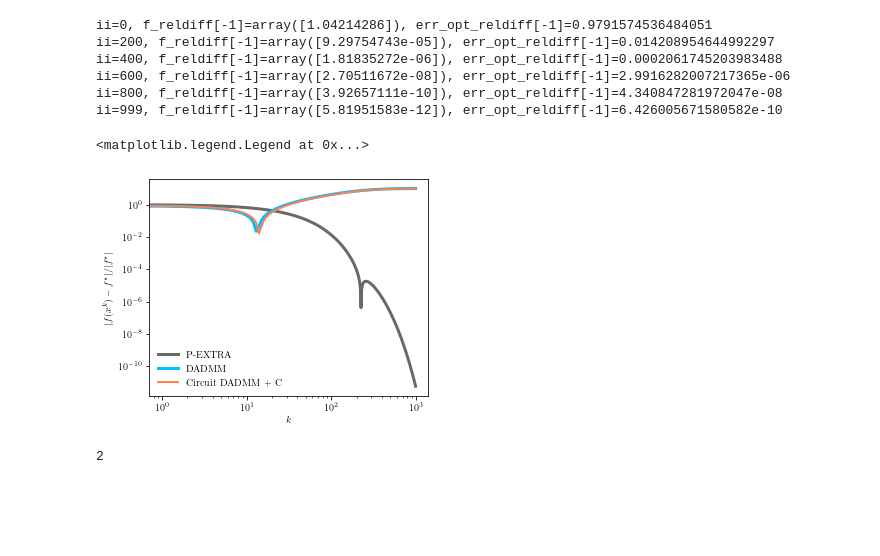
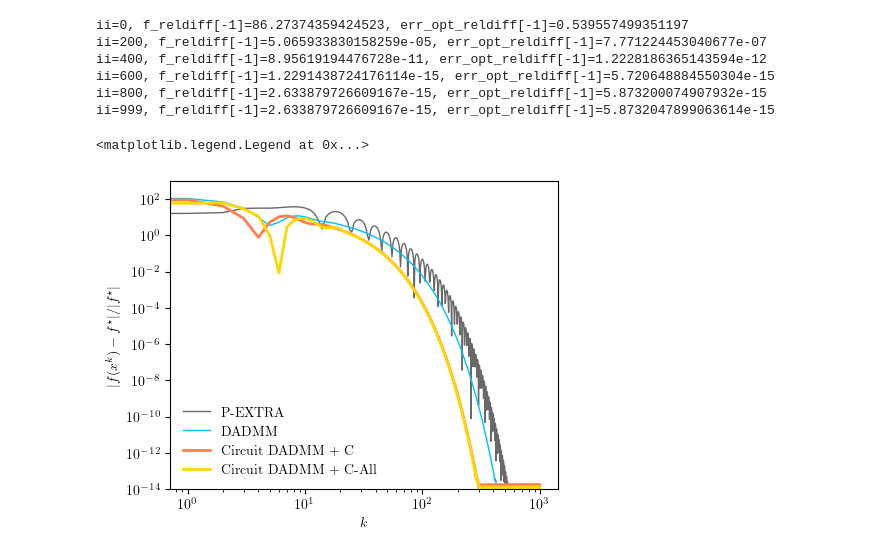
Before and after one commit to cvxgrp/optimization_via_circuits, a Jupyter notebook: convergence/quad_no_constraint_experiment.ipynb, the cells around one changed output. Saved outputs shown, nothing was run; the diff lists cells and outputs as text; code cells hidden in the pictures; blank space fills up the shorter version.

```diff
--- a/convergence/quad_no_constraint_experiment.ipynb
+++ b/convergence/quad_no_constraint_experiment.ipynb
@@ -133,13 +72,13 @@ fi_operators = []
 
 # Define functions and proximal operators to implement the method
 for jj in range(n_node):
+    Qj = Q[jj]
+    bj = b[jj]
     # prox_operators += [lambda z, rho: cvx_prox_fj_quad_no_constraint(z, rho, problem_spec, problem_data, jj) ]
-    prox_operators += [lambda z, rho, problem_spec=problem_spec, problem_data=problem_data: prox_fj_quad_no_constraint(z, rho, problem_spec, problem_data, jj=jj) ]
-    # fi_operators += [lambda x_kj : (1/2 * x_kj @ Q[jj] @ x_kj.T + b[jj] @ x_kj)[0] ]
-    fi_operators += [lambda x_kj : fi(x_kj, jj) ]
+    prox_operators += [lambda z, rho, Qj=Qj, bj=bj, vector_size=vector_size : prox_fj_quad_no_constraint(z, rho, Qj, bj, vector_size) ]
+    fi_operators += [lambda x_kj, Qj=Qj, bj=bj : 1/2 * x_kj @ Qj @ x_kj.T + np.dot(bj[0], x_kj) ]
 
-    # c = np.random.randn(vector_size)
+    c = np.random.randn(vector_size)
     x1 = prox_operators[-1](c, 1/5)
     x2 = cvx_prox_fj_quad_no_constraint(c, 1/5, problem_spec, problem_data, jj, eps=1e-4)
-    print(fi_operators[-1](c))
     assert np.linalg.norm(x1 - x2) / np.linalg.norm(x1) < 1e-5
@@ -157,5 +89,5 @@ params={"R":2, "Inductance":4, "Capacitance":4, "h":2.764408907848405}
 dadmm_c_err_opt_star, dadmm_c_err_opt_reldiff, dadmm_c_const_vio, dadmm_c_f_reldiff = co.dadmm("cir_dadmm_c", problem_spec, problem_data,
                                                                                 network_data, x_opt_star, f_star, prox_operators=prox_operators,
                                                                                 fi_operators=fi_operators,
-                                                                                params=params, printing=True, freq=200)
+                                                                                params=params, printing=True, sc_index_set={3,4}, freq=200)
 # %% [output]
@@ -167,0 +100,8 @@ ii=999, f_reldiff[-1]=array([10.33601857]), err_opt_reldiff[-1]=9.40569565780967
+# %%
+params={"R":2, "Inductance":4, "Capacitance":4, "h":2.764408907848405}
+# params={"R":18, "Inductance":10, "Capacitance":1, "h":1.0541046971920436}
+# params={"R":18, "Inductance":10, "h":1.1054814693822324}
+dadmm_c_all_err_opt_star, dadmm_c_all_err_opt_reldiff, dadmm_c_all_const_vio, dadmm_c_all_f_reldiff = co.dadmm("cir_dadmm_c", problem_spec, problem_data,
+                                                                                network_data, x_opt_star, f_star, prox_operators=prox_operators,
+                                                                                fi_operators=fi_operators,
+                                                                                params=params, printing=True, sc_index_set={1,2,3,4,5,6}, freq=200)
@@ -183,52 +130,47 @@ ii=999, f_reldiff[-1]=array([10.34473326]), err_opt_reldiff[-1]=9.49913086997536
 # %%
 # apply P-EXTRA
 # problem_data['rho'] = 1
-problem_data['rho'] = 0.5
+# problem_data['rho'] = 0.5
+problem_data['rho'] = 0.1
+# problem_data['rho'] = 0.01
 pg_op_norm, pg_err_opt_star, pg_err_opt_reldiff, pg_const_vio, pg_f_reldiff = p_extra_quad_no_constraint(problem_spec, problem_data, network_data, x_opt_star, f_star, printing=True, freq=200)
 # %% [output]
-ii=0, f_reldiff[-1]=array([1.04214286]), err_opt_reldiff[-1]=0.9791574536484051
-ii=200, f_reldiff[-1]=array([9.29754743e-05]), err_opt_reldiff[-1]=0.014208954644992297
-ii=400, f_reldiff[-1]=array([1.81835272e-06]), err_opt_reldiff[-1]=0.0002061745203983488
-ii=600, f_reldiff[-1]=array([2.70511672e-08]), err_opt_reldiff[-1]=2.9916282007217365e-06
-ii=800, f_reldiff[-1]=array([3.92657111e-10]), err_opt_reldiff[-1]=4.340847281972047e-08
-ii=999, f_reldiff[-1]=array([5.81951583e-12]), err_opt_reldiff[-1]=6.426005671580582e-10
+ii=0, f_reldiff[-1]=86.27374359424523, err_opt_reldiff[-1]=0.539557499351197
+ii=200, f_reldiff[-1]=5.065933830158259e-05, err_opt_reldiff[-1]=7.771224453040677e-07
+ii=400, f_reldiff[-1]=8.95619194476728e-11, err_opt_reldiff[-1]=1.2228186365143594e-12
+ii=600, f_reldiff[-1]=1.2291438724176114e-15, err_opt_reldiff[-1]=5.720648884550304e-15
+ii=800, f_reldiff[-1]=2.633879726609167e-15, err_opt_reldiff[-1]=5.873200074907932e-15
+ii=999, f_reldiff[-1]=2.633879726609167e-15, err_opt_reldiff[-1]=5.8732047899063614e-15
 # %%
 fname = "n6_circuit_dadmm_c"
 
 plt.rc('text', usetex=True)
 plt.rc('font', family='serif')
 plt.rcParams["legend.fontsize"] = 10
 plt.rcParams["lines.linewidth"] = 2
 plt.rcParams["lines.markersize"] = 4
 plt.rcParams["legend.framealpha"] = 0.0
 plt.rcParams["xtick.labelsize"] = 10
 plt.rcParams["ytick.labelsize"] = 10
 plt.rcParams["mathtext.fontset"] = 'cm' # default = 'dejavusans', other options = 'cm', 'stixsans', 'dejavuserif'
 black, red, blue, green = 'dimgrey', 'coral', 'deepskyblue', 'gold'
 
 # operator norm plot (log-log plot)
 plt.figure(figsize=(5,4))
 plt.minorticks_off()
 plt.xscale("log")
 plt.yscale("log")
-plt.plot(pg_f_reldiff, label='P-EXTRA', color=black, linewidth=3)
-plt.plot(admm_f_reldiff, label='DADMM', color=blue, linewidth=3)
-# plt.plot(ciradmm_f_reldiff, label='Circuit DADMM',  color=green, linewidth=2)
+plt.plot(pg_f_reldiff, label='P-EXTRA', color=black, linewidth=1)
+plt.plot(admm_f_reldiff, label='DADMM', color=blue, linewidth=1)
 plt.plot(dadmm_c_f_reldiff, label='Circuit DADMM + C',  color=red, linewidth=2)
+plt.plot(dadmm_c_all_f_reldiff, label='Circuit DADMM + C-All',  color=green, linewidth=2)
 plt.xlabel(r"$k$")
 plt.ylabel(r"$|f(x^k) - f^\star|/|f^\star|$")
 # plt.ylabel(r"$\|\tilde{\mathbf{A}}x_k\|^2_M$")
-# plt.ylim(1e-7, 1e0)
-plt.autoscale(enable=True, axis='y', tight=None)
+plt.ylim(1e-14, 1e+3)
+# plt.autoscale(enable=True, axis='y', tight=None)
 plt.legend()
 # plt.savefig(f'plots/freldif_{fname}.pdf', dpi=300)
 # %% [output]
 <matplotlib.legend.Legend at 0x...>
-[figure, old version]
+[figure, new version]
-# %%
-a = []
-a.append(1)
-a[0] += 1
-a[0]
-# %% [output]
-2
```
Also changed, not shown: parts of 16 cells of this notebook, 7 other files.
